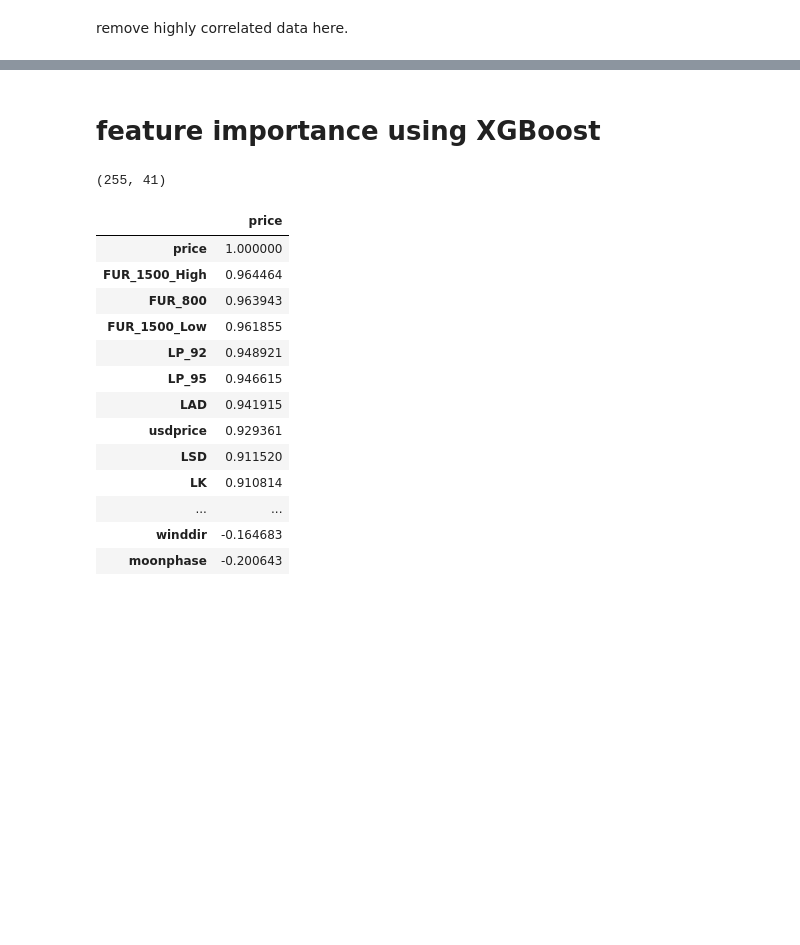
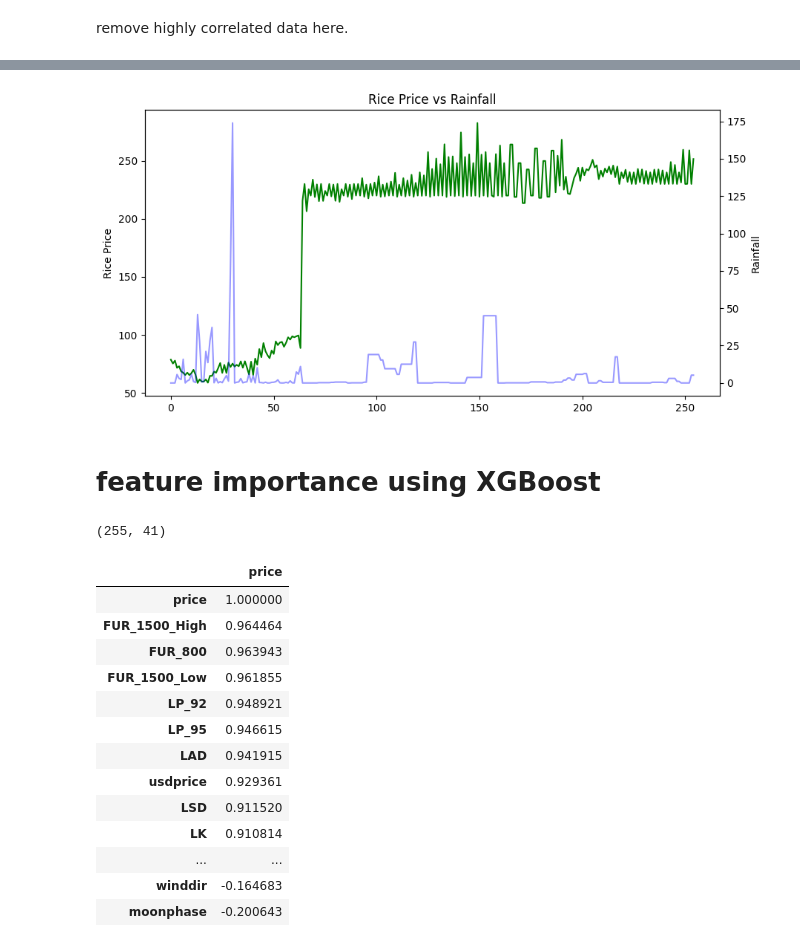
Before and after one commit to DVIlangamge/FYP--Rice-Price-Volatility-Analysis-and-Forecasting, a Jupyter notebook: FYP_Rice_price_predictions.ipynb, the cells around one changed output, grey strips where cells are left out. Saved outputs shown, nothing was run; the diff lists cells and outputs as text; code cells hidden in the pictures; blank space fills up the shorter version.

```diff
--- a/FYP_Rice_price_predictions.ipynb
+++ b/FYP_Rice_price_predictions.ipynb
@@ -1813,17 +1818,19 @@ NameError: name 'final_data' is not defined
 # %%
 # Investigate impact of Weather conditions on rice prices
 
 fig, ax1 = plt.subplots(figsize=(10,5))
 
-ax1.plot(final_data.index, final_data['price'], color='green')
+ax1.plot(merged_df.index, merged_df['price'], color='green')
 ax1.set_ylabel('Rice Price')
 
 ax2 = ax1.twinx()
-ax2.plot(final_data.index, final_data['percip'], color='blue', alpha=0.4)
+ax2.plot(merged_df.index, merged_df['precip'], color='blue', alpha=0.4)
 ax2.set_ylabel('Rainfall')
 
 plt.title("Rice Price vs Rainfall")
 plt.show()
+# %% [output]
+[figure, added]
 # %% [markdown]
 # feature importance using XGBoost
 # %%
```
Also changed, not shown: parts of 77 cells of this notebook.
